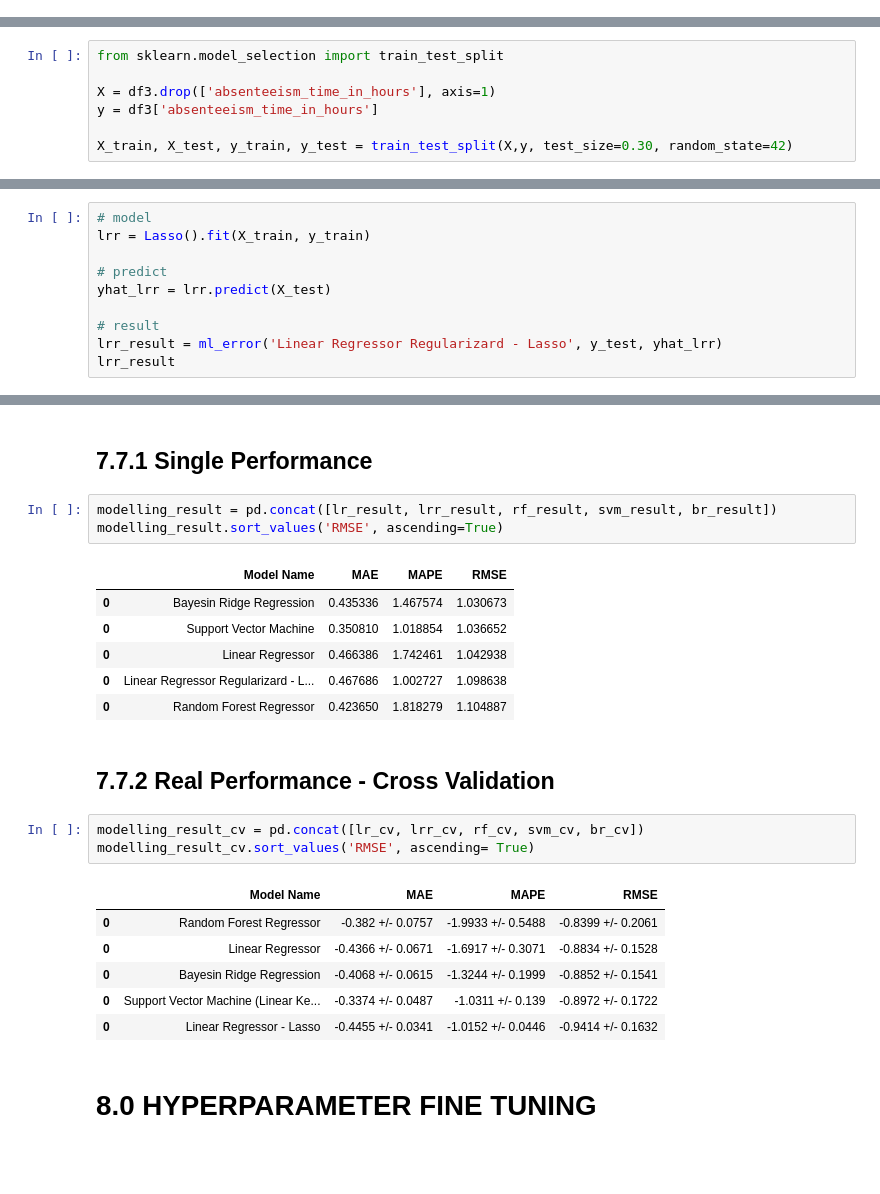
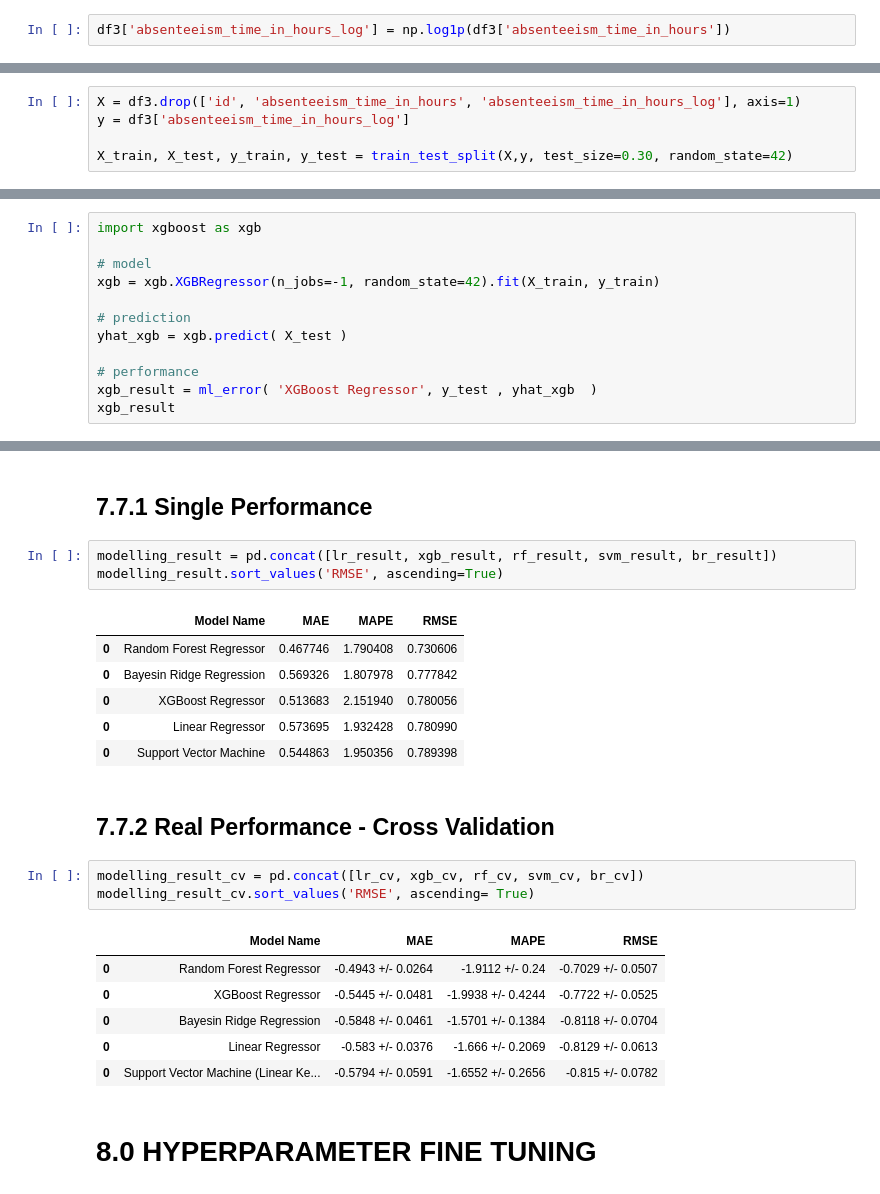
Before and after one commit to marcusbraggion/absenteeism_at_work, a Jupyter notebook: notebooks/absenteeism_at_work.ipynb, the cells around one changed output, grey strips where cells are left out. Drawn from its saved outputs; the diff is of its cells as text; blank space fills up the shorter version.

```diff
--- a/notebooks/absenteeism_at_work.ipynb
+++ b/notebooks/absenteeism_at_work.ipynb
@@ -486 +493,3 @@ df3 = df2.copy()
+# %%
+df3['absenteeism_time_in_hours_log'] = np.log1p(df3['absenteeism_time_in_hours'])
 # %% [markdown]
@@ -511,10 +505,8 @@ df3 = pd.DataFrame(scaler.transform(df3), columns=df3.columns)
 # %% [markdown]
 ## 6.1 Split Data Into Train and Test
 # %%
-from sklearn.model_selection import train_test_split
-
-X = df3.drop(['absenteeism_time_in_hours'], axis=1)
-y = df3['absenteeism_time_in_hours']
+X = df3.drop(['id', 'absenteeism_time_in_hours', 'absenteeism_time_in_hours_log'], axis=1)
+y = df3['absenteeism_time_in_hours_log']
 
 X_train, X_test, y_train, y_test = train_test_split(X,y, test_size=0.30, random_state=42)
 # %% [markdown]
@@ -577,12 +561,14 @@ lr_cv
 # %%
+import xgboost as xgb
+
 # model
-lrr = Lasso().fit(X_train, y_train)
+xgb = xgb.XGBRegressor(n_jobs=-1, random_state=42).fit(X_train, y_train)
 
-# predict
-yhat_lrr = lrr.predict(X_test)
+# prediction
+yhat_xgb = xgb.predict( X_test )
 
-# result
-lrr_result = ml_error('Linear Regressor Regularizard - Lasso', y_test, yhat_lrr)
-lrr_result
+# performance
+xgb_result = ml_error( 'XGBoost Regressor', y_test , yhat_xgb  )
+xgb_result
 # %% [output]
 |  | Model Name | MAE | MAPE | RMSE |
@@ -673,27 +659,27 @@ model = pickle.dump(rf, open(filename, 'wb'))
 # %% [markdown]
 ## 7.7.1 Single Performance
 # %%
-modelling_result = pd.concat([lr_result, lrr_result, rf_result, svm_result, br_result])
+modelling_result = pd.concat([lr_result, xgb_result, rf_result, svm_result, br_result])
 modelling_result.sort_values('RMSE', ascending=True)
 # %% [output]
 |  | Model Name | MAE | MAPE | RMSE |
-| 0 | Bayesin Ridge Regression | 0.435336 | 1.467574 | 1.030673 |
-| 0 | Support Vector Machine | 0.350810 | 1.018854 | 1.036652 |
-| 0 | Linear Regressor | 0.466386 | 1.742461 | 1.042938 |
-| 0 | Linear Regressor Regularizard - L... | 0.467686 | 1.002727 | 1.098638 |
-| 0 | Random Forest Regressor | 0.423650 | 1.818279 | 1.104887 |
+| 0 | Random Forest Regressor | 0.467746 | 1.790408 | 0.730606 |
+| 0 | Bayesin Ridge Regression | 0.569326 | 1.807978 | 0.777842 |
+| 0 | XGBoost Regressor | 0.513683 | 2.151940 | 0.780056 |
+| 0 | Linear Regressor | 0.573695 | 1.932428 | 0.780990 |
+| 0 | Support Vector Machine | 0.544863 | 1.950356 | 0.789398 |
 # %% [markdown]
 ##   7.7.2 Real Performance - Cross Validation
 # %%
-modelling_result_cv = pd.concat([lr_cv, lrr_cv, rf_cv, svm_cv, br_cv])
+modelling_result_cv = pd.concat([lr_cv, xgb_cv, rf_cv, svm_cv, br_cv])
 modelling_result_cv.sort_values('RMSE', ascending= True)
 # %% [output]
 |  | Model Name | MAE | MAPE | RMSE |
-| 0 | Random Forest Regressor | -0.382 +/- 0.0757 | -1.9933 +/- 0.5488 | -0.8399 +/- 0.2061 |
-| 0 | Linear Regressor | -0.4366 +/- 0.0671 | -1.6917 +/- 0.3071 | -0.8834 +/- 0.1528 |
-| 0 | Bayesin Ridge Regression | -0.4068 +/- 0.0615 | -1.3244 +/- 0.1999 | -0.8852 +/- 0.1541 |
-| 0 | Support Vector Machine (Linear Ke... | -0.3374 +/- 0.0487 | -1.0311 +/- 0.139 | -0.8972 +/- 0.1722 |
-| 0 | Linear Regressor - Lasso | -0.4455 +/- 0.0341 | -1.0152 +/- 0.0446 | -0.9414 +/- 0.1632 |
+| 0 | Random Forest Regressor | -0.4943 +/- 0.0264 | -1.9112 +/- 0.24 | -0.7029 +/- 0.0507 |
+| 0 | XGBoost Regressor | -0.5445 +/- 0.0481 | -1.9938 +/- 0.4244 | -0.7722 +/- 0.0525 |
+| 0 | Bayesin Ridge Regression | -0.5848 +/- 0.0461 | -1.5701 +/- 0.1384 | -0.8118 +/- 0.0704 |
+| 0 | Linear Regressor | -0.583 +/- 0.0376 | -1.666 +/- 0.2069 | -0.8129 +/- 0.0613 |
+| 0 | Support Vector Machine (Linear Ke... | -0.5794 +/- 0.0591 | -1.6552 +/- 0.2656 | -0.815 +/- 0.0782 |
 # %% [markdown]
 # 8.0 HYPERPARAMETER FINE TUNING
 # %% [markdown]
```
Also changed, not shown: parts of 38 cells of this notebook, 4 other files.
